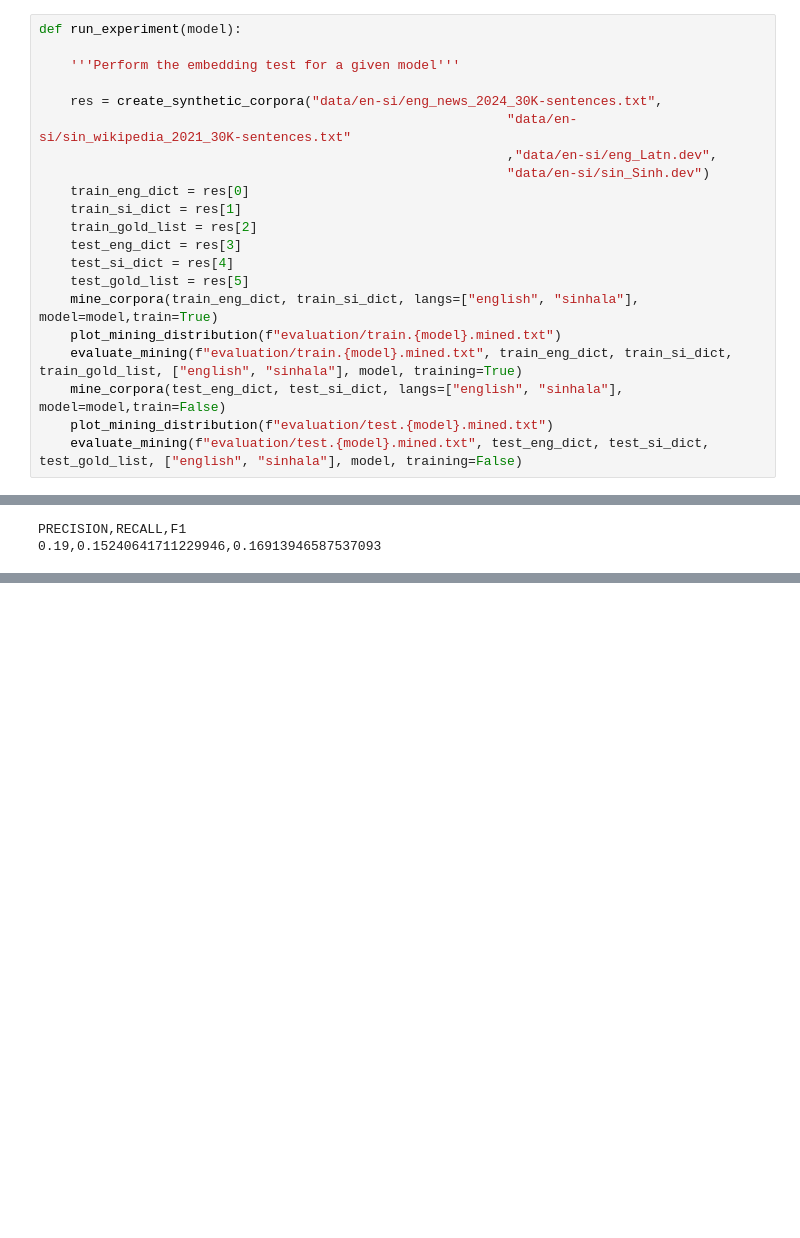
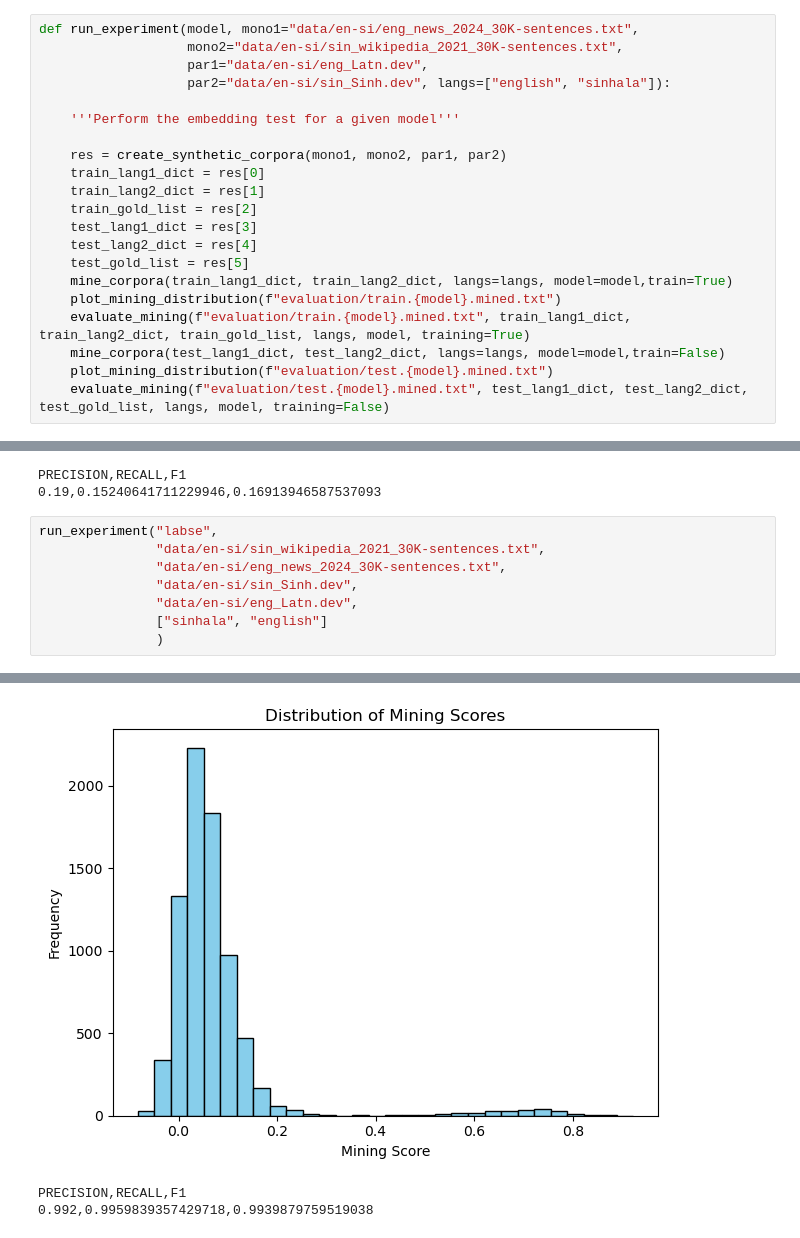
Before and after one commit to tanmaydeshp/parallel-sentence-filtering, a Jupyter notebook: pipeline/embedding_test.ipynb, the cells around one changed output, grey strips where cells are left out. Cells and saved outputs as stored; diff of their text form; blank space fills up the shorter version.

```diff
--- a/pipeline/embedding_test.ipynb
+++ b/pipeline/embedding_test.ipynb
@@ -177,26 +177,26 @@ def evaluate_mining(mined_file, lang1_dict, lang2_dict, gold_list, langs, model,
             split = line.split("\t")
             f.write(f"{lang1_dict[split[0]]}\t{lang2_dict[split[1]]}\n")
 # %%
-def run_experiment(model):
+def run_experiment(model, mono1="data/en-si/eng_news_2024_30K-sentences.txt",
+                   mono2="data/en-si/sin_wikipedia_2021_30K-sentences.txt",
+                   par1="data/en-si/eng_Latn.dev",
+                   par2="data/en-si/sin_Sinh.dev", langs=["english", "sinhala"]):
 
     '''Perform the embedding test for a given model'''
 
-    res = create_synthetic_corpora("data/en-si/eng_news_2024_30K-sentences.txt",
-                                                            "data/en-si/sin_wikipedia_2021_30K-sentences.txt"
-                                                            ,"data/en-si/eng_Latn.dev",
-                                                            "data/en-si/sin_Sinh.dev")
-    train_eng_dict = res[0]
-    train_si_dict = res[1]
+    res = create_synthetic_corpora(mono1, mono2, par1, par2)
+    train_lang1_dict = res[0]
+    train_lang2_dict = res[1]
     train_gold_list = res[2]
-    test_eng_dict = res[3]
-    test_si_dict = res[4]
+    test_lang1_dict = res[3]
+    test_lang2_dict = res[4]
     test_gold_list = res[5]
-    mine_corpora(train_eng_dict, train_si_dict, langs=["english", "sinhala"], model=model,train=True)
+    mine_corpora(train_lang1_dict, train_lang2_dict, langs=langs, model=model,train=True)
     plot_mining_distribution(f"evaluation/train.{model}.mined.txt")
-    evaluate_mining(f"evaluation/train.{model}.mined.txt", train_eng_dict, train_si_dict, train_gold_list, ["english", "sinhala"], model, training=True)
-    mine_corpora(test_eng_dict, test_si_dict, langs=["english", "sinhala"], model=model,train=False)
+    evaluate_mining(f"evaluation/train.{model}.mined.txt", train_lang1_dict, train_lang2_dict, train_gold_list, langs, model, training=True)
+    mine_corpora(test_lang1_dict, test_lang2_dict, langs=langs, model=model,train=False)
     plot_mining_distribution(f"evaluation/test.{model}.mined.txt")
-    evaluate_mining(f"evaluation/test.{model}.mined.txt", test_eng_dict, test_si_dict, test_gold_list, ["english", "sinhala"], model, training=False)
+    evaluate_mining(f"evaluation/test.{model}.mined.txt", test_lang1_dict, test_lang2_dict, test_gold_list, langs, model, training=False)
 # %%
 run_experiment("labse")
 # %% [output]
@@ -296,3 +296,12 @@ PRECISION,RECALL,F1
 [figure]
 PRECISION,RECALL,F1
 0.19,0.15240641711229946,0.16913946587537093
+# %%
+run_experiment("labse",
+               "data/en-si/sin_wikipedia_2021_30K-sentences.txt",
+               "data/en-si/eng_news_2024_30K-sentences.txt",
+               "data/en-si/sin_Sinh.dev",
+               "data/en-si/eng_Latn.dev",
+               ["sinhala", "english"]
+               )
+# %% [output]
@@ -298,0 +319,3 @@ PRECISION,RECALL,F1
+[figure, added]
+PRECISION,RECALL,F1
+0.992,0.9959839357429718,0.9939879759519038
```
Also changed, not shown: parts of 4 cells of this notebook, 2 other files.
